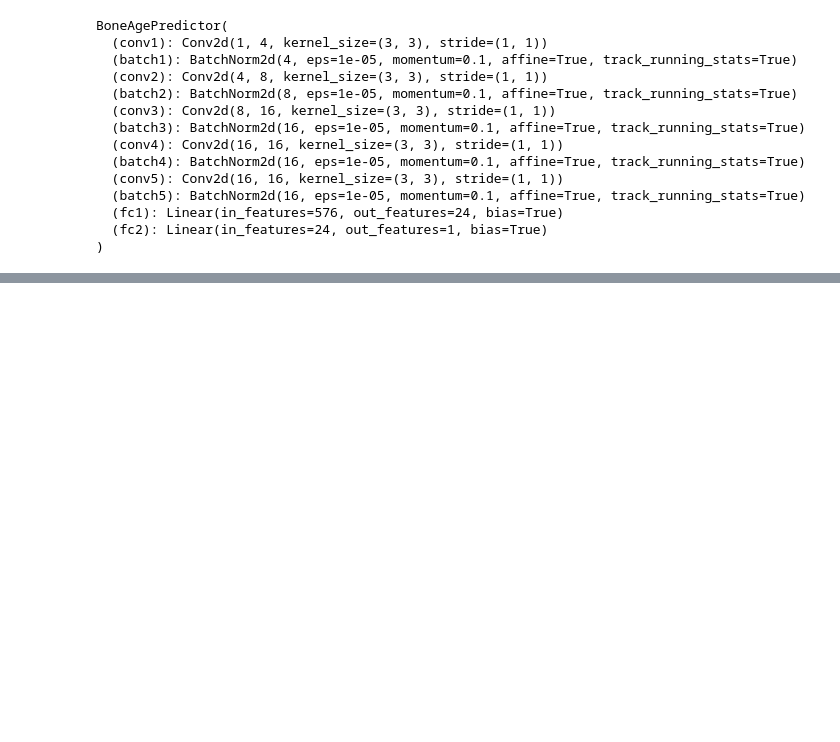
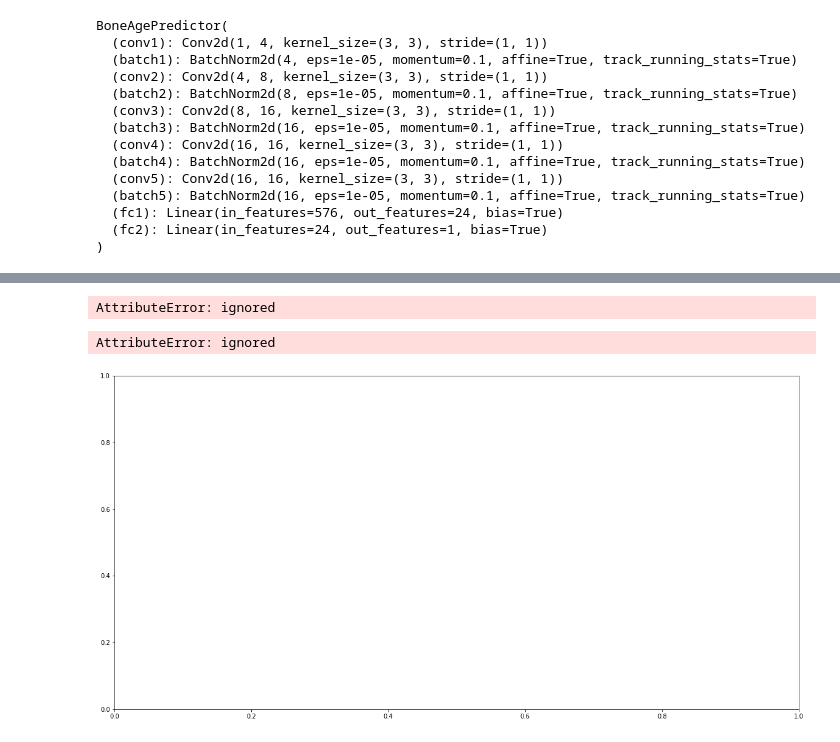
Before and after one commit to kittimaxz/Project_BoneAge, a Jupyter notebook: BoneAgePredictor.ipynb, the cells around one changed output, grey strips where cells are left out. Drawn from its saved outputs; the diff is of its cells as text; code cells hidden in the pictures; blank space fills up the shorter version.

```diff
--- a/BoneAgePredictor.ipynb
+++ b/BoneAgePredictor.ipynb
@@ -180,17 +180,32 @@ Train Epoch: 52 [6336/10089 (63%)]      Loss: 0.331351
 # %%
-#val_loss = []
-#train_loss = []
-#train_loss.append(train_set)
-#val_loss.append(validation_set)
+val_loss = []
+train_loss = []
+train_loss.np.array(train_loss)
+val_loss.np.array(val_loss)
 
-#plt.figure(figsize=(10,5))
-#plt.title("Training and Validation Loss")
-#plt.plot(val_loss,label="validation")
-#plt.plot(train_loss,label="train")
-#plt.xlabel("iterations")
-#plt.ylabel("Loss")
-#plt.legend()
-#plt.show()
+plt.figure(figsize=(10,5))
+plt.title("Training and Validation Loss")
+plt.plot(val_loss,label="validation")
+plt.plot(train_loss,label="train")
+plt.xlabel("iterations")
+plt.ylabel("Loss")
+plt.legend()
+plt.show()
+# %% [output]
+AttributeError: ignored
+# %%
+fig,ax = plt.subplots( figsize=(20,10))
+ax.plot(train_loss.train_loss['train_loss'])
+ax.plot(val_loss.val_loss['val_loss'])
+plt.title('Model Error')
+plt.ylabel('error')
+plt.xlabel('Epoch')
+plt.legend(['Train', 'Val'], loc='upper right')
+ax.grid(color='black')
+plt.show()
+# %% [output]
+AttributeError: ignored
+[figure, added]
 # %%
 # check = torch.rand(5,1,256,256)
 # model = BoneAgePredictor();
```
Also changed, not shown: parts of 2 cells of this notebook.
